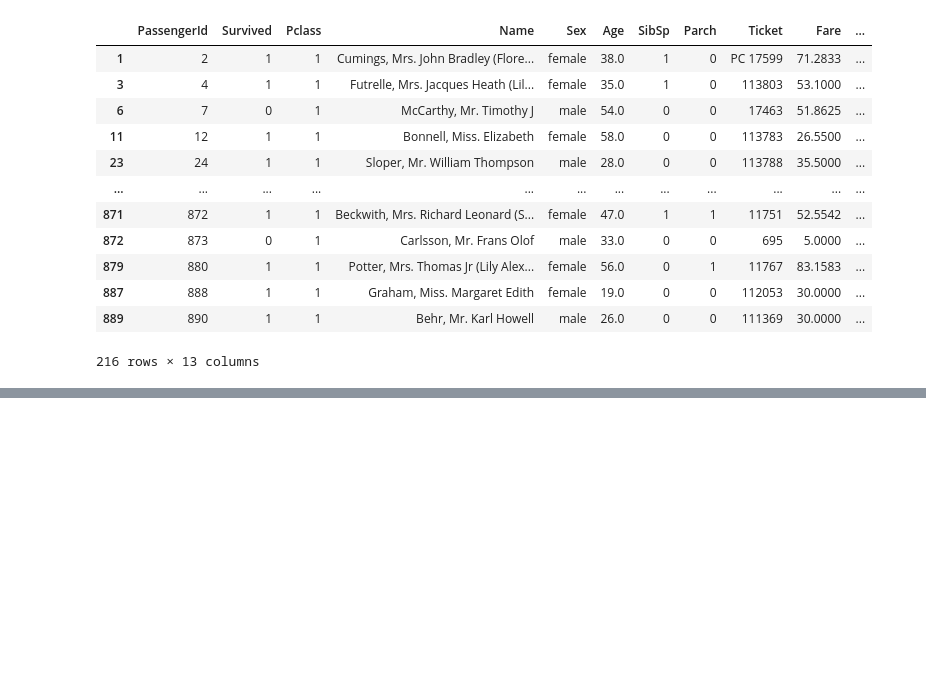
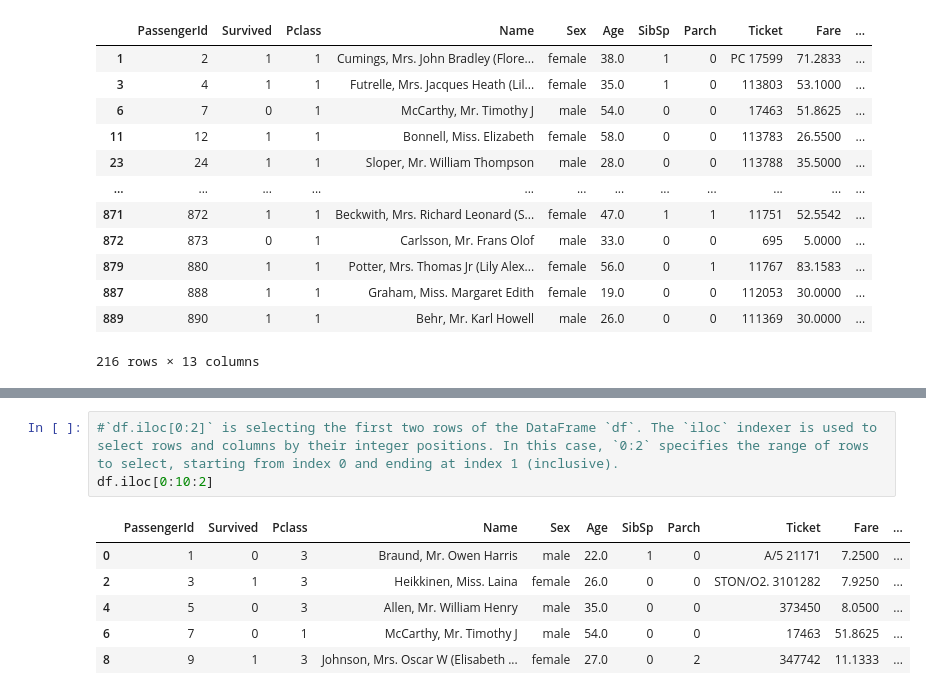
Before and after one commit to daemonX10/My_code, a Jupyter notebook: PYTHON/Pandas/Advance/Panda Advance.ipynb, the cells around one changed output, grey strips where cells are left out. Drawn from its saved outputs; the diff is of its cells as text; blank space fills up the shorter version.

```diff
--- a/PYTHON/Pandas/Advance/Panda Advance.ipynb
+++ b/PYTHON/Pandas/Advance/Panda Advance.ipynb
@@ -383,0 +447,10 @@ df[df["Pclass"]==1]
+# %%
+#`df.iloc[0:2]` is selecting the first two rows of the DataFrame `df`. The `iloc` indexer is used to select rows and columns by their integer positions. In this case, `0:2` specifies the range of rows to select, starting from index 0 and ending at index 1 (inclusive).
+df.iloc[0:10:2]
+# %% [output]
+|  | PassengerId | Survived | Pclass | Name | Sex | Age | SibSp | Parch | Ticket | Fare | ... |
+| 0 | 1 | 0 | 3 | Braund, Mr. Owen Harris | male | 22.0 | 1 | 0 | A/5 21171 | 7.2500 | ... |
+| 2 | 3 | 1 | 3 | Heikkinen, Miss. Laina | female | 26.0 | 0 | 0 | STON/O2. 3101282 | 7.9250 | ... |
+| 4 | 5 | 0 | 3 | Allen, Mr. William Henry | male | 35.0 | 0 | 0 | 373450 | 8.0500 | ... |
+| 6 | 7 | 0 | 1 | McCarthy, Mr. Timothy J | male | 54.0 | 0 | 0 | 17463 | 51.8625 | ... |
+| 8 | 9 | 1 | 3 | Johnson, Mrs. Oscar W (Elisabeth ... | female | 27.0 | 0 | 2 | 347742 | 11.1333 | ... |
```
Also changed, not shown: parts of 12 cells of this notebook.
